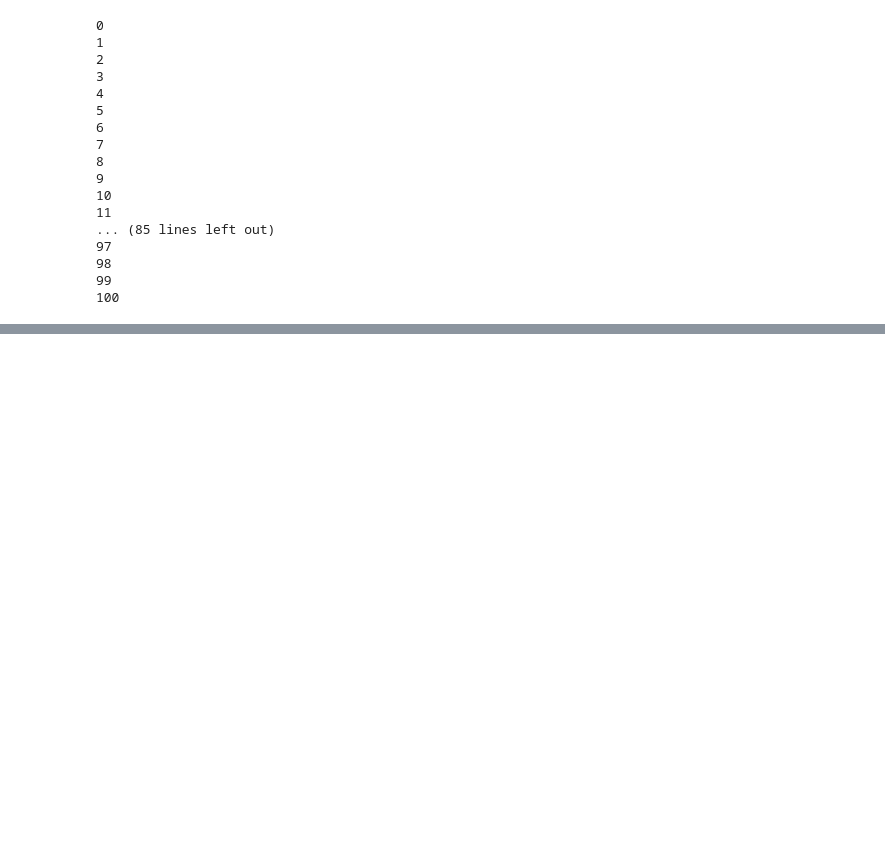
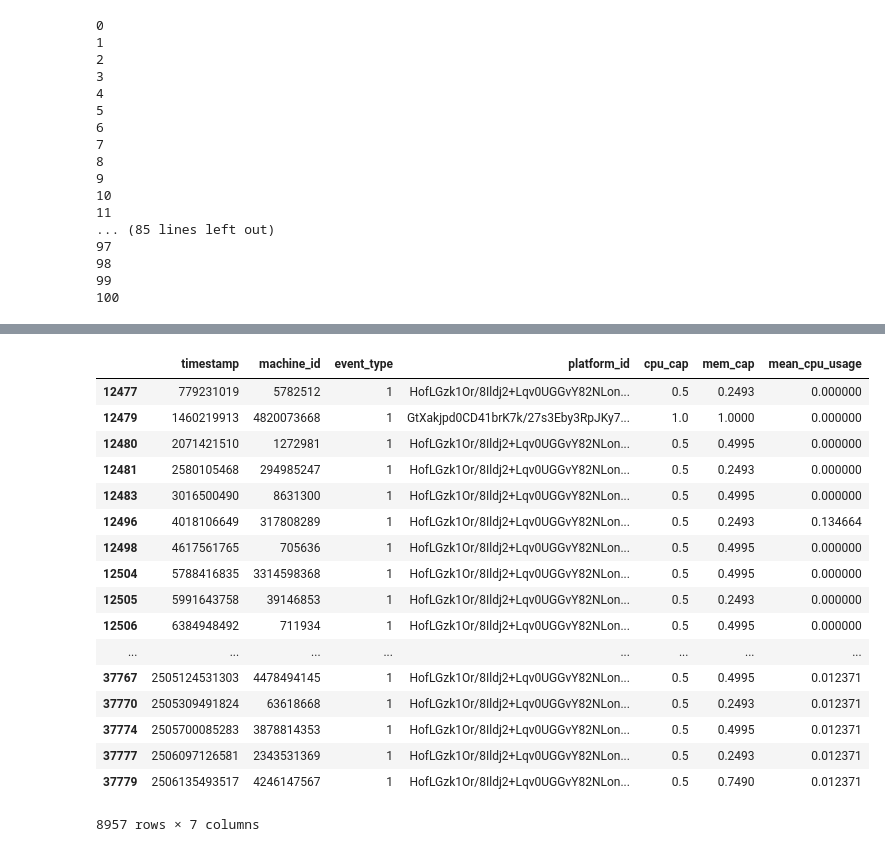
Before and after one commit to faizaan09/google-trace-analysis, a Jupyter notebook: explore.ipynb, the cells around one changed output, grey strips where cells are left out. Cells and saved outputs as stored; diff of their text form; code cells hidden in the pictures; blank space fills up the shorter version.

```diff
--- a/explore.ipynb
+++ b/explore.ipynb
@@ -151,0 +181,7 @@ for index,row in dummy.iterrows():
+# %%
+crash_usage = pd.read_csv(data_dir + "machine_events/part-00000-of-00001.csv.gz",header=None)
+crash_usage.columns = machine_events_header
+crash_usage['mean_cpu_usage'] = 0
+crash_usage = crash_usage[crash_usage['event_type'] ==1]
+# df = pd.read_csv(data_dir + "task_usage/part-%05d-of-00500.csv.gz" % i,header=None)
+# df.columns = task_usage_header
@@ -151,0 +191,19 @@ for index,row in dummy.iterrows():
+# %%
+f = 0
+data = pd.read_csv(data_dir + "task_usage/part-%05d-of-00500.csv.gz" % f,header=None)
+data.columns = task_usage_header
+f+=1
+for ind in tqdm(crash_usage.index):
+    row = crash_usage.loc[ind]
+    while f < 500 and data[(data['end_time'] >= row['timestamp']) & (data['start_time'] <= row['timestamp'])].empty:
+
+        data = pd.read_csv(data_dir + "task_usage/part-%05d-of-00500.csv.gz" % f,header=None)
+        data.columns = task_usage_header
+        f+=1
+    data
+    temp = data[(data['end_time'] >= row['timestamp']) & (data['start_time'] <= row['timestamp'])]
+    crash_usage.loc[ind,'mean_cpu_usage'] = temp[temp['machine_id'] == row['machine_id']].sum()['mean_cpu_usage']
+
+#     df[df['end_time'] >= row['timestamp'] & df['start_time'] <= row['timestamp']]
+# df[df['end_time'] > crash_usage]
+# df.tail()
@@ -151,0 +237,21 @@ for index,row in dummy.iterrows():
+# %%
+crash_usage
+# %% [output]
+|  | timestamp | machine_id | event_type | platform_id | cpu_cap | mem_cap | mean_cpu_usage |
+| 12477 | 779231019 | 5782512 | 1 | HofLGzk1Or/8Ildj2+Lqv0UGGvY82NLon... | 0.5 | 0.2493 | 0.000000 |
+| 12479 | 1460219913 | 4820073668 | 1 | GtXakjpd0CD41brK7k/27s3Eby3RpJKy7... | 1.0 | 1.0000 | 0.000000 |
+| 12480 | 2071421510 | 1272981 | 1 | HofLGzk1Or/8Ildj2+Lqv0UGGvY82NLon... | 0.5 | 0.4995 | 0.000000 |
+| 12481 | 2580105468 | 294985247 | 1 | HofLGzk1Or/8Ildj2+Lqv0UGGvY82NLon... | 0.5 | 0.2493 | 0.000000 |
+| 12483 | 3016500490 | 8631300 | 1 | HofLGzk1Or/8Ildj2+Lqv0UGGvY82NLon... | 0.5 | 0.4995 | 0.000000 |
+| 12496 | 4018106649 | 317808289 | 1 | HofLGzk1Or/8Ildj2+Lqv0UGGvY82NLon... | 0.5 | 0.2493 | 0.134664 |
+| 12498 | 4617561765 | 705636 | 1 | HofLGzk1Or/8Ildj2+Lqv0UGGvY82NLon... | 0.5 | 0.4995 | 0.000000 |
+| 12504 | 5788416835 | 3314598368 | 1 | HofLGzk1Or/8Ildj2+Lqv0UGGvY82NLon... | 0.5 | 0.4995 | 0.000000 |
+| 12505 | 5991643758 | 39146853 | 1 | HofLGzk1Or/8Ildj2+Lqv0UGGvY82NLon... | 0.5 | 0.2493 | 0.000000 |
+| 12506 | 6384948492 | 711934 | 1 | HofLGzk1Or/8Ildj2+Lqv0UGGvY82NLon... | 0.5 | 0.4995 | 0.000000 |
+| ... | ... | ... | ... | ... | ... | ... | ... |
+| 37767 | 2505124531303 | 4478494145 | 1 | HofLGzk1Or/8Ildj2+Lqv0UGGvY82NLon... | 0.5 | 0.4995 | 0.012371 |
+| 37770 | 2505309491824 | 63618668 | 1 | HofLGzk1Or/8Ildj2+Lqv0UGGvY82NLon... | 0.5 | 0.2493 | 0.012371 |
+| 37774 | 2505700085283 | 3878814353 | 1 | HofLGzk1Or/8Ildj2+Lqv0UGGvY82NLon... | 0.5 | 0.4995 | 0.012371 |
+| 37777 | 2506097126581 | 2343531369 | 1 | HofLGzk1Or/8Ildj2+Lqv0UGGvY82NLon... | 0.5 | 0.2493 | 0.012371 |
+| 37779 | 2506135493517 | 4246147567 | 1 | HofLGzk1Or/8Ildj2+Lqv0UGGvY82NLon... | 0.5 | 0.7490 | 0.012371 |
+8957 rows × 7 columns
```
Also changed, not shown: parts of 26 cells of this notebook, 1 other file.
